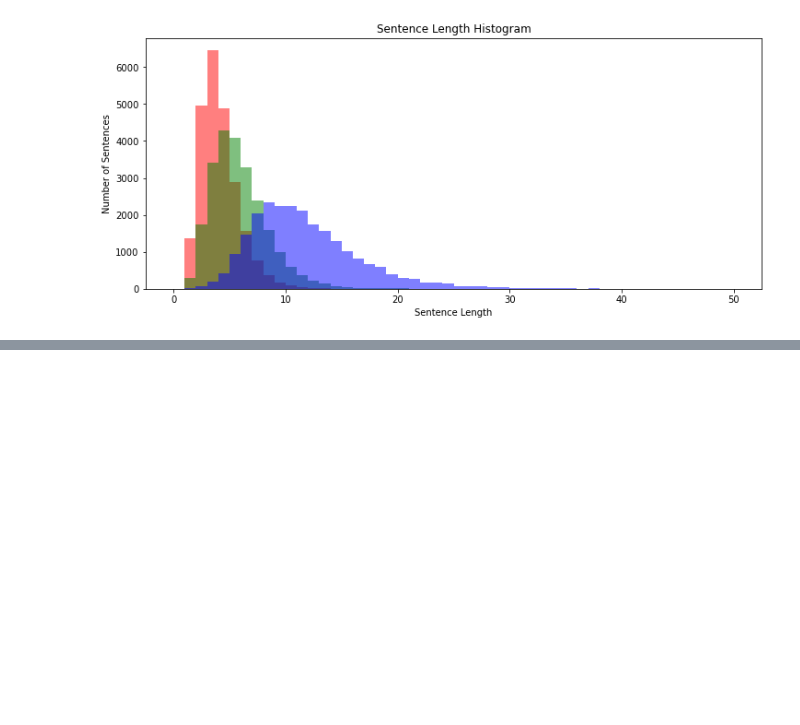
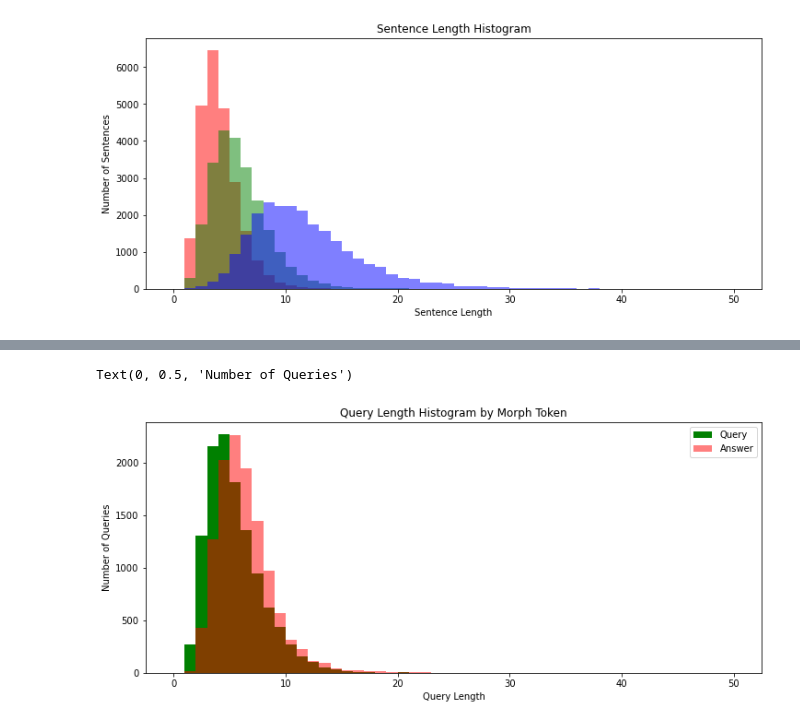
Before and after one commit to kitae104/New_Python, a Jupyter notebook: Chatbot/My_Chatbot.ipynb, the cells around one changed output, grey strips where cells are left out. Saved outputs shown, nothing was run; the diff lists cells and outputs as text; code cells hidden in the pictures; blank space fills up the shorter version.

```diff
--- a/Chatbot/My_Chatbot.ipynb
+++ b/Chatbot/My_Chatbot.ipynb
@@ -44,0 +133,20 @@ plt.show()
+# %%
+query_sentences = list(data['Q'])
+answer_sentences = list(data['A'])
+
+query_morph_tokenized_sentences = [okt.morphs(s.replace(' ', '')) for s in query_sentences]
+query_sent_len_by_morph = [len(t) for t in query_morph_tokenized_sentences]
+
+answer_morph_tokenized_sentences = [okt.morphs(s.replace(' ', '')) for s in answer_sentences]
+answer_sent_len_by_morph = [len(t) for t in answer_morph_tokenized_sentences]
+# %%
+plt.figure(figsize=(12, 5))
+plt.hist(query_sent_len_by_morph, bins=50, range=[0,50], color='g', label='Query')
+plt.hist(answer_sent_len_by_morph, bins=50, range=[0,50], color='r', alpha=0.5, label='Answer')
+plt.legend()
+plt.title('Query Length Histogram by Morph Token')
+plt.xlabel('Query Length')
+plt.ylabel('Number of Queries')
+# %% [output]
+Text(0, 0.5, 'Number of Queries')
+[figure, added]
```
Also changed, not shown: parts of 19 cells of this notebook, 1 other file.
